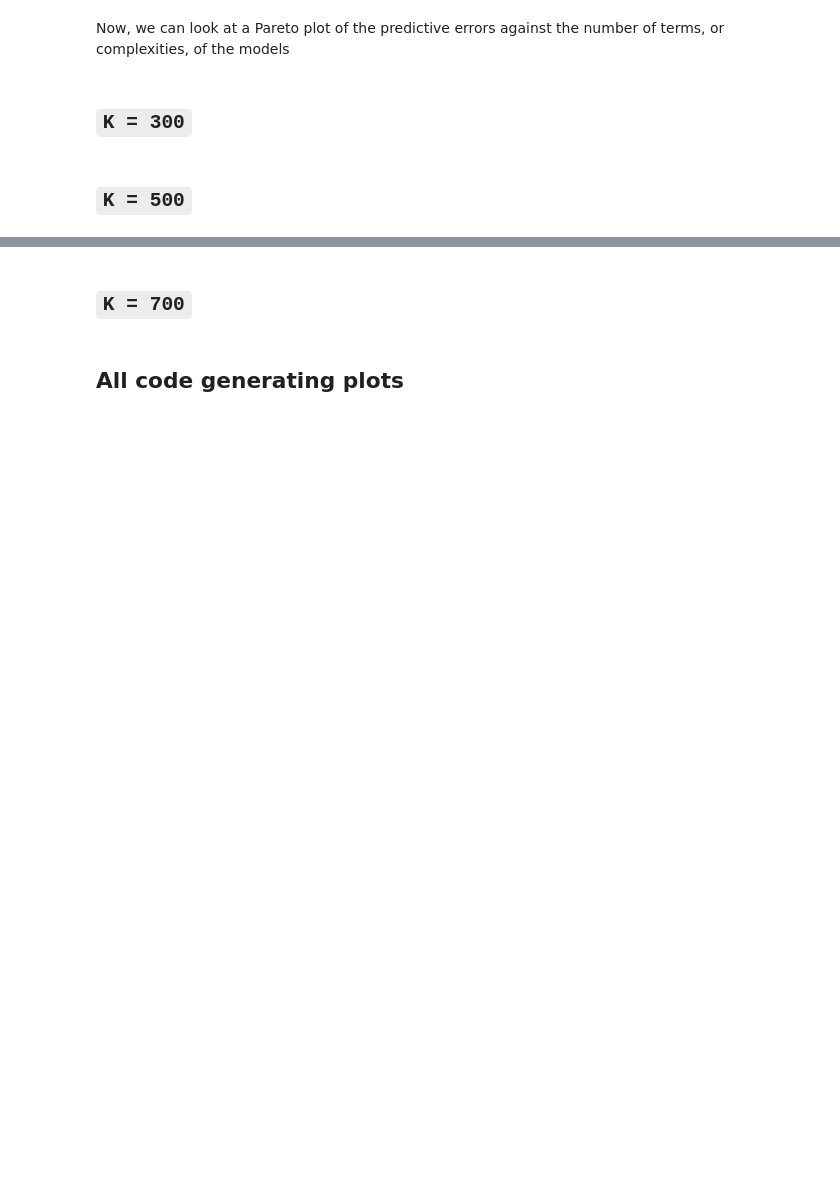
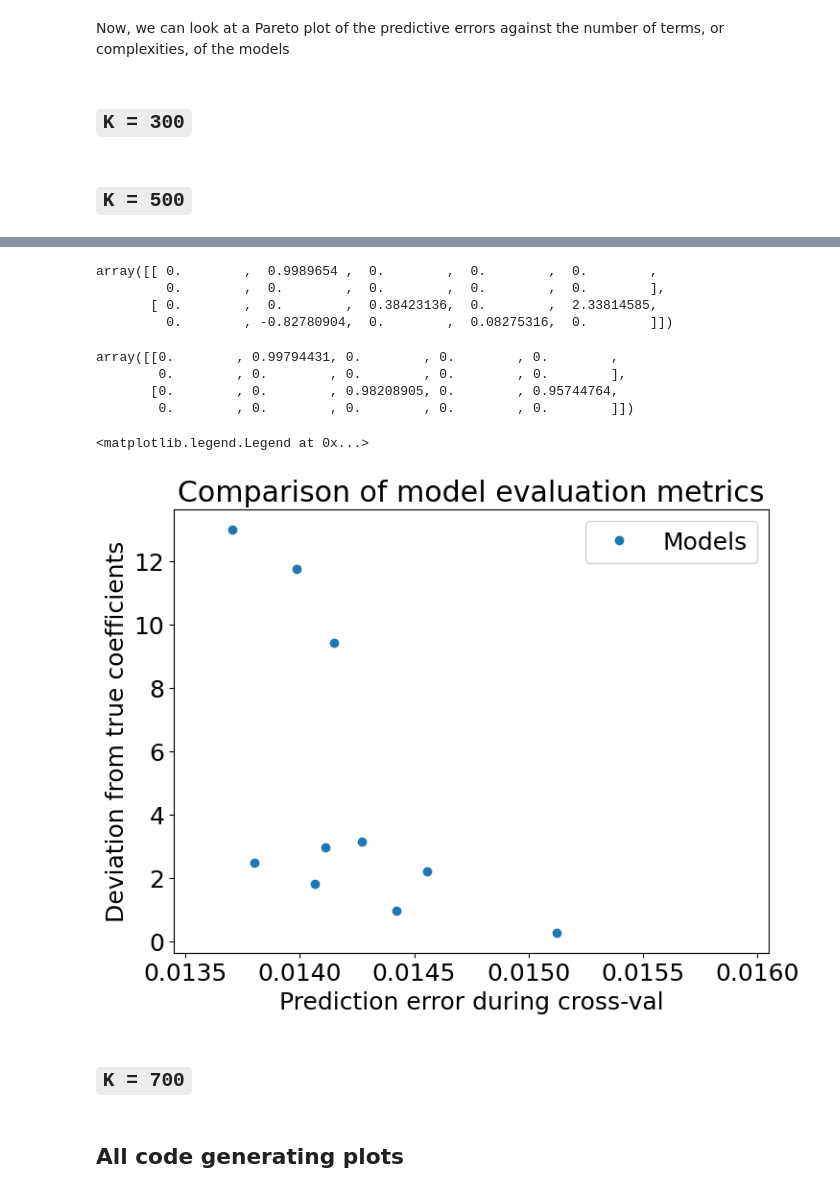
Before and after one commit to zbrookshowe/yukawa-sindy, a Jupyter notebook: calculations/investigation_of_weak_random_effects.ipynb, the cells around one changed output, grey strips where cells are left out. Saved outputs shown, nothing was run; the diff lists cells and outputs as text; code cells hidden in the pictures; blank space fills up the shorter version.

```diff
--- a/calculations/investigation_of_weak_random_effects.ipynb
+++ b/calculations/investigation_of_weak_random_effects.ipynb
@@ -226,11 +238,12 @@ test_model = ps.SINDy(
 test_model.fit(x_train_list, t_data, multiple_trajectories=True)
 
 # perform kfold cross-val
-all_models, all_rmse_predictive = cv.kfold_training(
+all_models, all_coef_dev, all_rmse_predictive = cv.kfold_training(
     x_train,
     t_data,
     10,
-    test_model
+    test_model,
+    correct_coefs
 )
 
 # collect coefficients
@@ -245,5 +258,5 @@ for i, model in enumerate(all_models):
     print(f"Model {i}")
     model.print()
     print(f"pred rmse: {all_rmse_predictive[i]:.4f}")
-    print(f"true rmse: {all_rmse_true[i]:.4f}")
+    print(f"coef deviation: {all_coef_dev[i]:.4f}")
     print(60*'-' + '\n')
@@ -263,9 +309,29 @@ all_models[all_rmse_true.argmin()].print()
+# %%
+norm_mat = np.array([1, SCALING_CONST]).reshape(2,1).repeat(10, axis=1)
+all_models[all_rmse_predictive.argmin()].coefficients()/norm_mat
+# %% [output]
+array([[ 0.        ,  0.9989654 ,  0.        ,  0.        ,  0.        ,
+         0.        ,  0.        ,  0.        ,  0.        ,  0.        ],
+       [ 0.        ,  0.        ,  0.38423136,  0.        ,  2.33814585,
+         0.        , -0.82780904,  0.        ,  0.08275316,  0.        ]])
+# %%
+all_models[all_rmse_true.argmin()].coefficients()/norm_mat
+# %% [output]
+array([[0.        , 0.99794431, 0.        , 0.        , 0.        ,
+        0.        , 0.        , 0.        , 0.        , 0.        ],
+       [0.        , 0.        , 0.98208905, 0.        , 0.95744764,
+        0.        , 0.        , 0.        , 0.        , 0.        ]])
 # %%
 fig, ax = plt.subplots()
-ax.plot(all_rmse_predictive, all_rmse_true, 'o')
-ax.set_title(f"K = {K}")
-ax.set_xlabel("Predictive error")
-ax.set_ylabel("Error with true coefficients")
+ax.plot(all_rmse_predictive, all_coef_dev, 'o', label='Models')
+ax.set_title(f"Comparison of model evaluation metrics")
+ax.set_xlabel("Prediction error during cross-val")
+ax.set_xlim(0.01345, 0.01605)
+ax.set_ylabel("Deviation from true coefficients")
+ax.legend()
+# %% [output]
+<matplotlib.legend.Legend at 0x...>
+[figure, added]
 # %%
 # calculate complexities, or number of terms, of all models
 all_complexities = np.array([])
```
Also changed, not shown: parts of 9 cells of this notebook.
